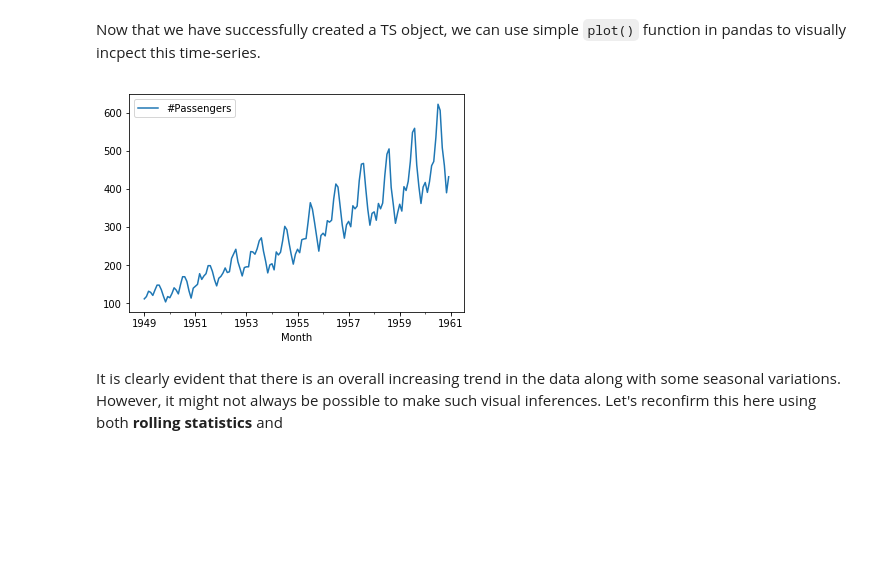
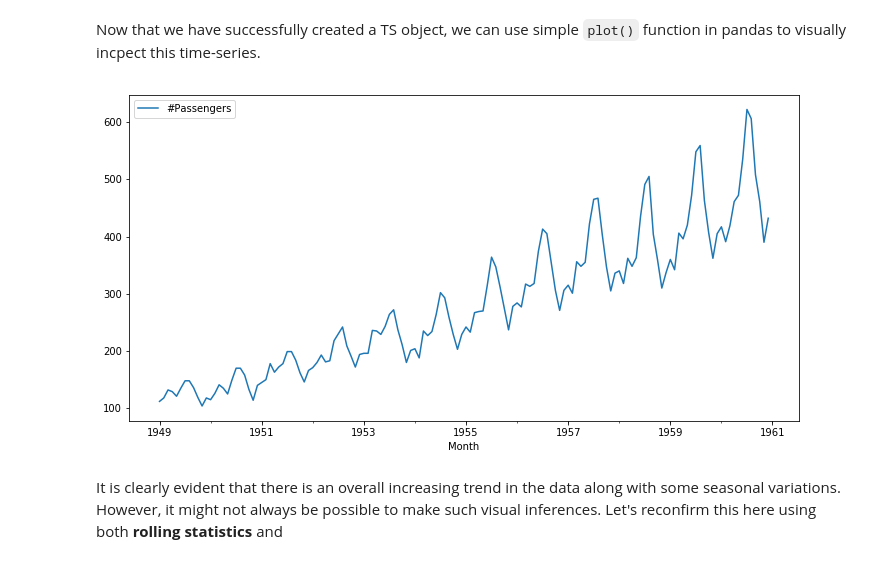
Before and after one commit to nkacoroski/dsc-3-25-06-testing-for-trends-lab-seattle-ds-career-040119, a Jupyter notebook: index.ipynb, the cells around one changed output. Saved outputs shown, nothing was run; the diff lists cells and outputs as text; code cells hidden in the pictures; blank space fills up the shorter version.

```diff
--- a/index.ipynb
+++ b/index.ipynb
@@ -112,9 +112,9 @@ DatetimeIndex(['1949-01-01', '1949-02-01', '1949-03-01', '1949-04-01',
 Now that we have successfully created a TS object, we can use simple `plot()` function in pandas to visually incpect this time-series.
 # %%
 # Plot the time series data
-passengers_data.plot();
+passengers_data.plot(figsize=(12,6));
 # %% [output]
-[figure, old version]
+[figure, new version]
 # %% [markdown]
 It is clearly evident that there is an overall increasing trend in the data along with some seasonal variations. However, it might not always be possible to make such visual inferences. Let's reconfirm this here using both **rolling statistics** and
 # %% [markdown]
```
